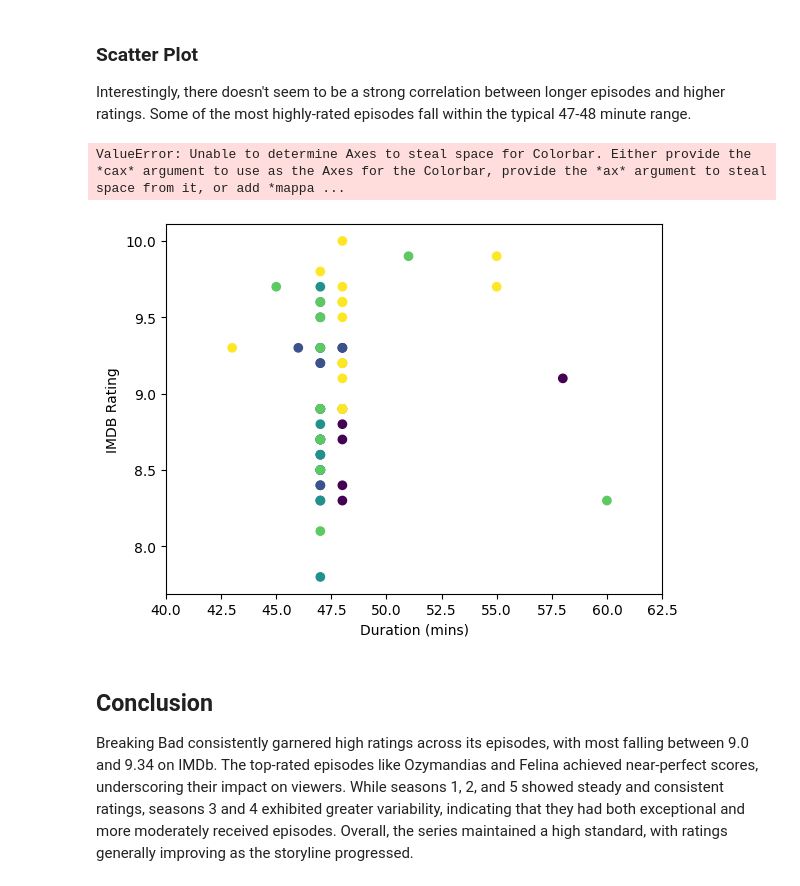
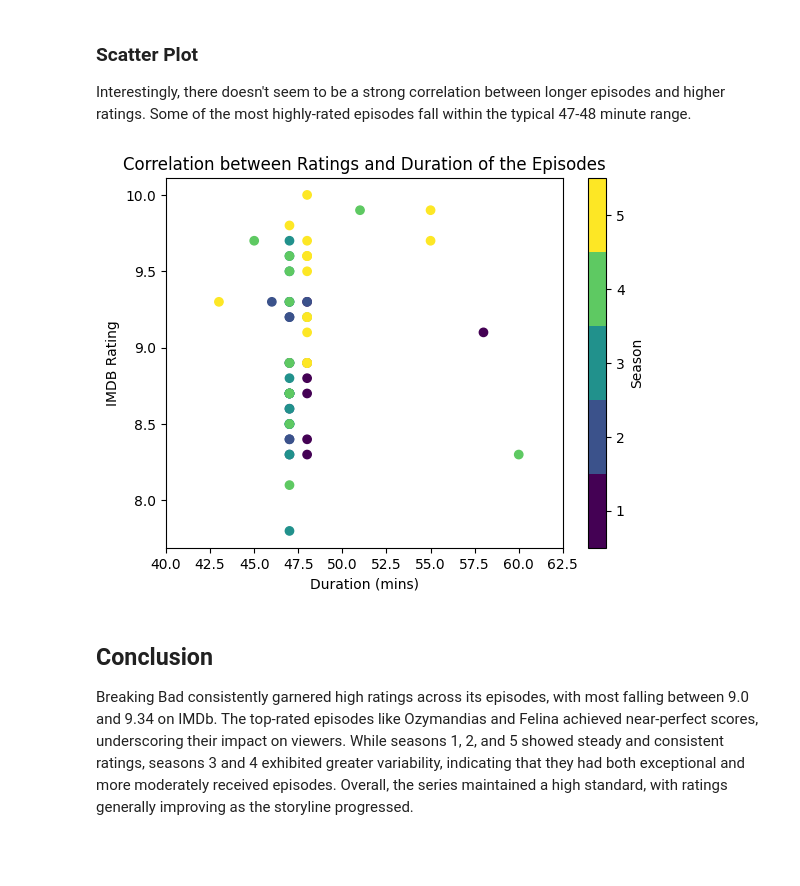
Before and after one commit to dmartseniuk/breaking-bad-analysis, a Jupyter notebook: notebooks/breaking_bad.ipynb, the cells around one changed output. Cells and saved outputs as stored; diff of their text form; code cells hidden in the pictures; blank space fills up the shorter version.

Commit message:
Scatter Plot fix

```diff
--- a/notebooks/breaking_bad.ipynb
+++ b/notebooks/breaking_bad.ipynb
@@ -285,30 +285,32 @@ Interestingly, there doesn't seem to be a strong correlation between longer epis
 # %%
 # Correlation between the episode length and the ratings
 x = df[["Duration_mins"]]
 y = df[["Rating_IMDB"]]
 c = df["Season"]
-plt.scatter(x, y, c=c)
+
+# Create the scatter plot with colors based on 'Season'
+plt.scatter(x, y, c=c, cmap='viridis')
 
 # Add labels to the axes
 plt.xlabel("Duration (mins)")
 plt.ylabel("IMDB Rating")
 
 # Set the limit for x axis
 plt.xlim(40, 62.5)
 
 # How many colors are needed
 cmap = plt.get_cmap('viridis', np.max(c) - np.min(c) + 1)
+
 # Min and max values for the color bar
 norm = mpl.colors.Normalize(vmin=np.min(c) - 0.5, vmax=np.max(c) + 0.5)
 
 # Colorbar to assign colors
-plt.colorbar(mpl.cm.ScalarMappable(norm=norm, cmap=cmap), label="Season")
+plt.colorbar(mpl.cm.ScalarMappable(norm=norm, cmap=cmap), label="Season", ax=plt.gca())
 plt.title("Correlation between Ratings and Duration of the Episodes")
 
 plt.show()
 # %% [output]
-ValueError: Unable to determine Axes to steal space for Colorbar. Either provide the *cax* argument to use as the Axes for the Colorbar, provide the *ax* argument to steal space from it, or add *mappa ...
-[figure, old version]
+[figure, new version]
 # %% [markdown]
 ## Conclusion
 Breaking Bad consistently garnered high ratings across its episodes, with most falling between 9.0 and 9.34 on IMDb. The top-rated episodes like Ozymandias and Felina achieved near-perfect scores, underscoring their impact on viewers. While seasons 1, 2, and 5 showed steady and consistent ratings, seasons 3 and 4 exhibited greater variability, indicating that they had both exceptional and more moderately received episodes. Overall, the series maintained a high standard, with ratings generally improving as the storyline progressed.
```
